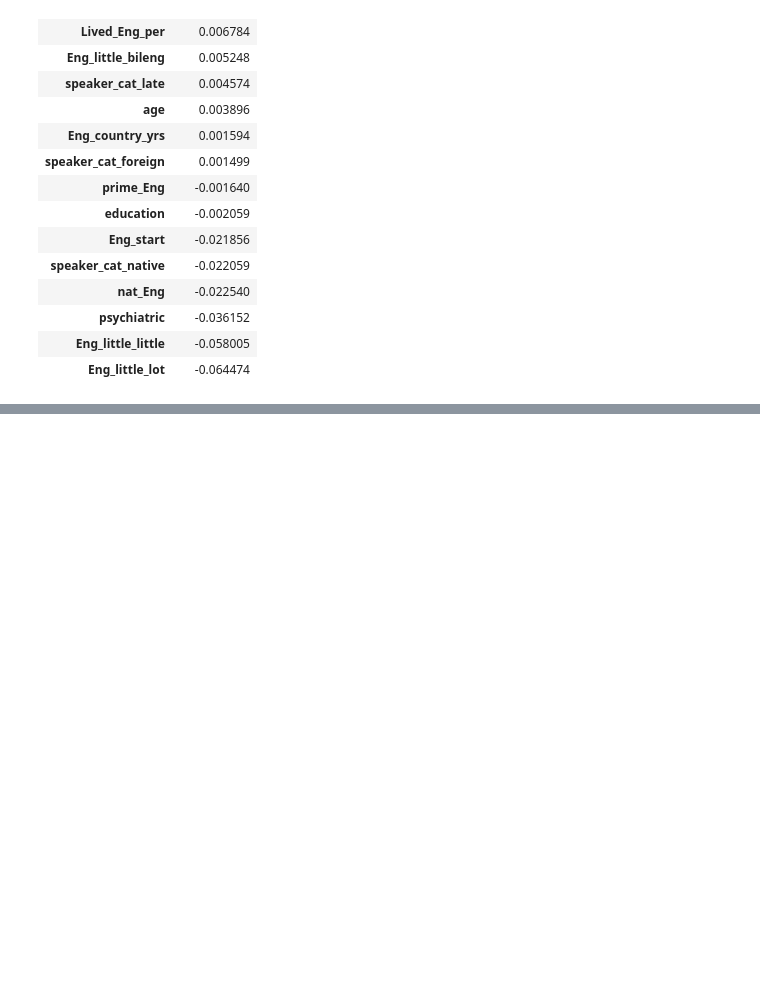
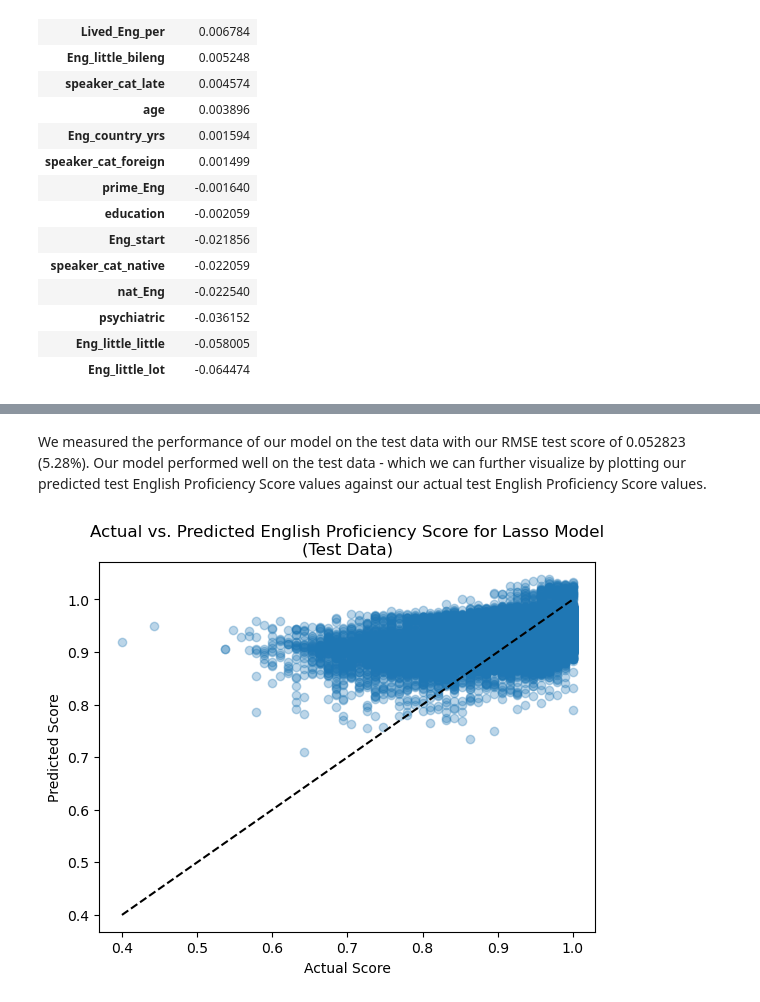
Before and after one commit to UBC-MDS/english-score-predictor, a Jupyter notebook: src/English Language Learning Ability Prediction.ipynb, the cells around one changed output, grey strips where cells are left out. Saved outputs shown, nothing was run; the diff lists cells and outputs as text; code cells hidden in the pictures; blank space fills up the shorter version.

```diff
--- a/src/English Language Learning Ability Prediction.ipynb
+++ b/src/English Language Learning Ability Prediction.ipynb
@@ -766,0 +767,13 @@ It should also be noted that the magnitude of the six most negative coefficients
+# %% [markdown]
+We measured the performance of our model on the test data with our RMSE test score of 0.052823 (5.28%). Our model performed well on the test data - which we can further visualize by plotting our predicted test English Proficiency Score values against our actual test English Proficiency Score values.
+# %%
+import matplotlib.pyplot as plt
+
+plt.scatter(y_test, lasso_search.predict(X_test), alpha=0.3)
+grid = np.linspace(y_test.min(), y_test.max(), 1000)
+plt.plot(grid, grid, "--k")
+plt.xlabel("Actual Score")
+plt.ylabel("Predicted Score")
+plt.title("Actual vs. Predicted English Proficiency Score for Lasso Model\n(Test Data)");
+# %% [output]
+[figure, added]
```
Also changed, not shown: parts of 5 cells of this notebook.
